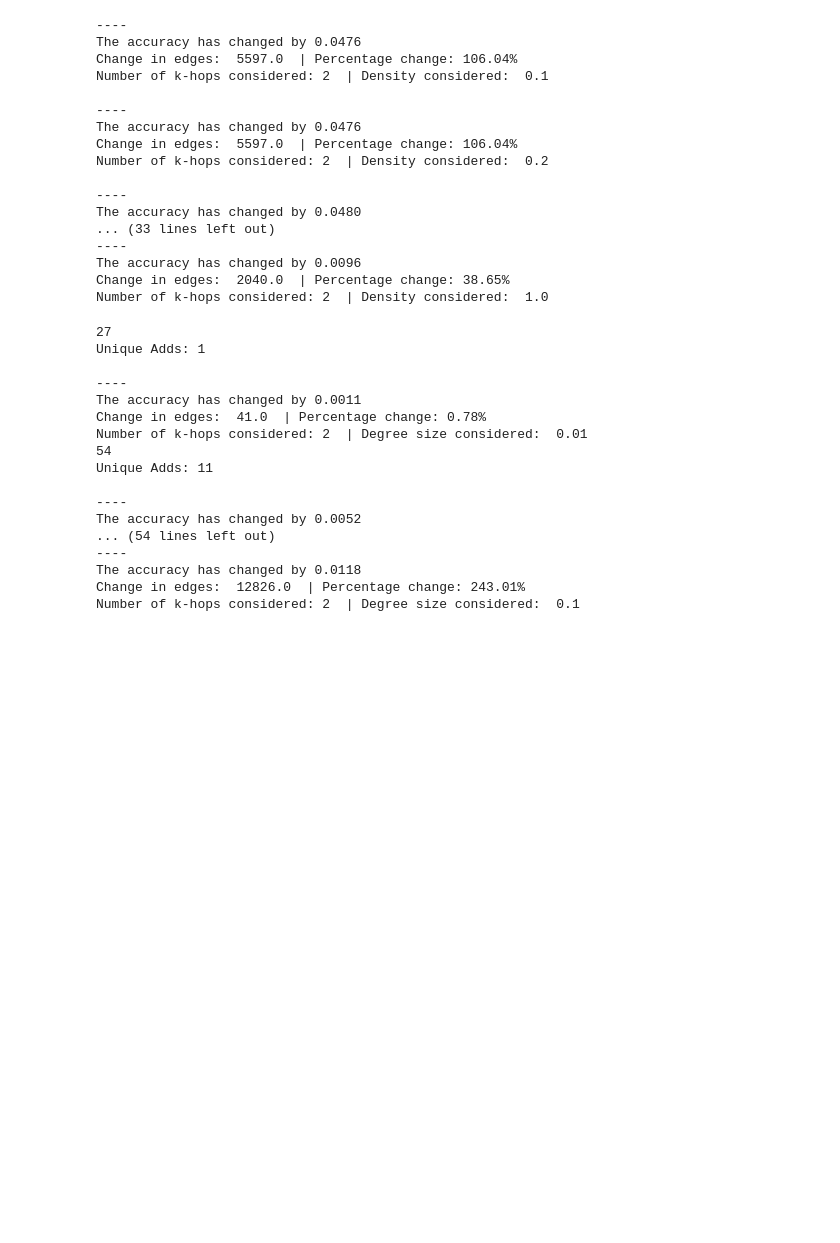
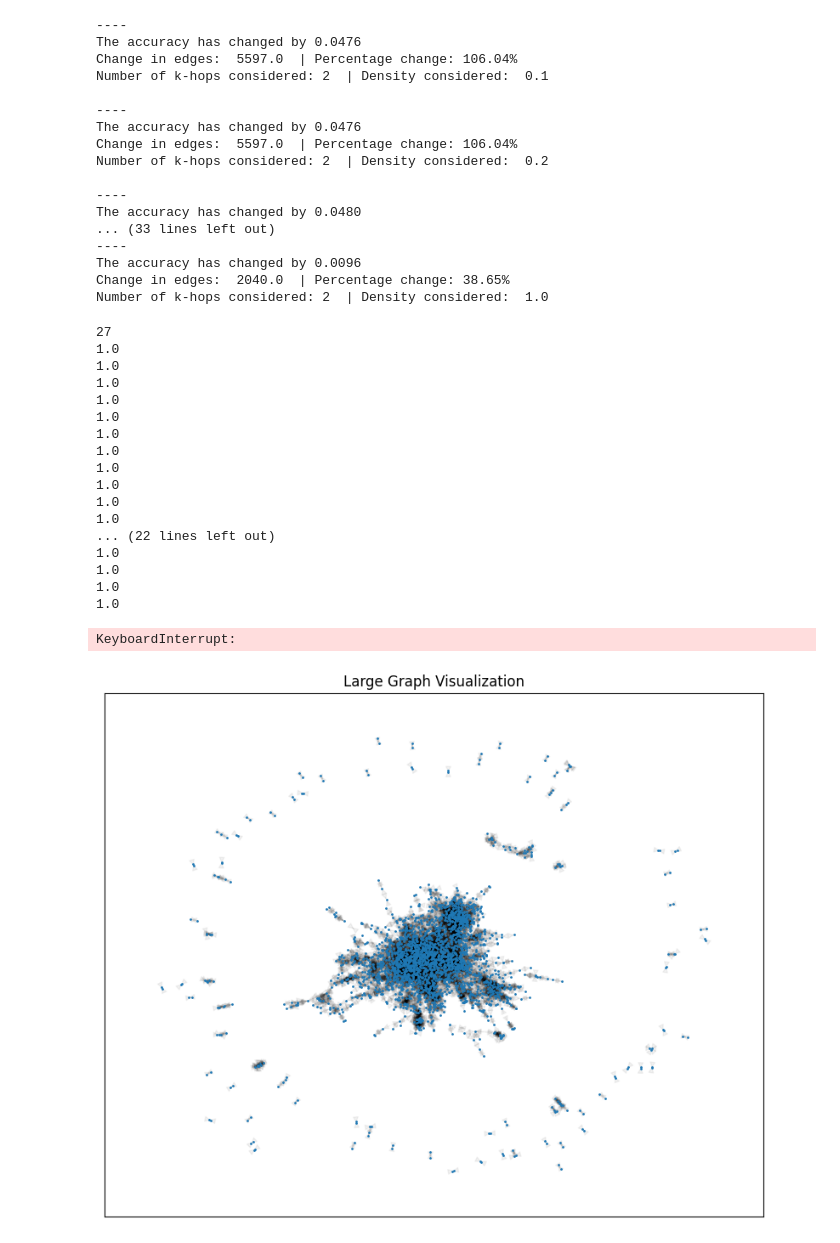
Before and after one commit to wrcorcoran/minimum-edge-set-perturbation, a Jupyter notebook: homophily/experiments/cora/homophily-khop.ipynb, the cells around one changed output. Cells and saved outputs as stored; diff of their text form; code cells hidden in the pictures; blank space fills up the shorter version.

```diff
--- a/homophily/experiments/cora/homophily-khop.ipynb
+++ b/homophily/experiments/cora/homophily-khop.ipynb
@@ -193,7 +193,7 @@ The accuracy has changed by 0.0096
 Change in edges:  2040.0  | Percentage change: 38.65%
 Number of k-hops considered: 2  | Density considered:  1.0
 # %%
-G, x, y, train_mask, test_mask = convert_to_networkx(modified_graph)
+G, x, y, train_mask, test_mask = convert_to_networkx(dataset.get_data()[0])
 
 edge_homo = [0] * len(G.nodes())
 
@@ -243,6 +243,8 @@ for c in range(1, 11):
 
     G = new_G.copy()
 
+    # print_graph(G)
+
     print("Unique Adds:", len(unique_adds))
 
     modified_graph = convert_to_pyg(G, x, y, train_mask, test_mask)
@@ -253,19 +255,25 @@ for c in range(1, 11):
     print("Number of k-hops considered:", z, " | Degree size considered: ", c * 0.01)
 # %% [output]
 27
-Unique Adds: 1
-
-----
-The accuracy has changed by 0.0011
-Change in edges:  41.0  | Percentage change: 0.78%
-Number of k-hops considered: 2  | Degree size considered:  0.01
-54
-Unique Adds: 11
-
-----
-The accuracy has changed by 0.0052
-... (54 lines left out)
-----
-The accuracy has changed by 0.0118
-Change in edges:  12826.0  | Percentage change: 243.01%
-Number of k-hops considered: 2  | Degree size considered:  0.1
+1.0
+1.0
+1.0
+1.0
+1.0
+1.0
+1.0
+1.0
+1.0
+1.0
+1.0
+... (22 lines left out)
+1.0
+1.0
+1.0
+1.0
+KeyboardInterrupt:
+# %%
+G, x, y, train_mask, test_mask = convert_to_networkx(dataset.get_data()[0])
+print_graph(G)
+# %% [output]
+[figure, added]
```
Also changed, not shown: 1 other file.
